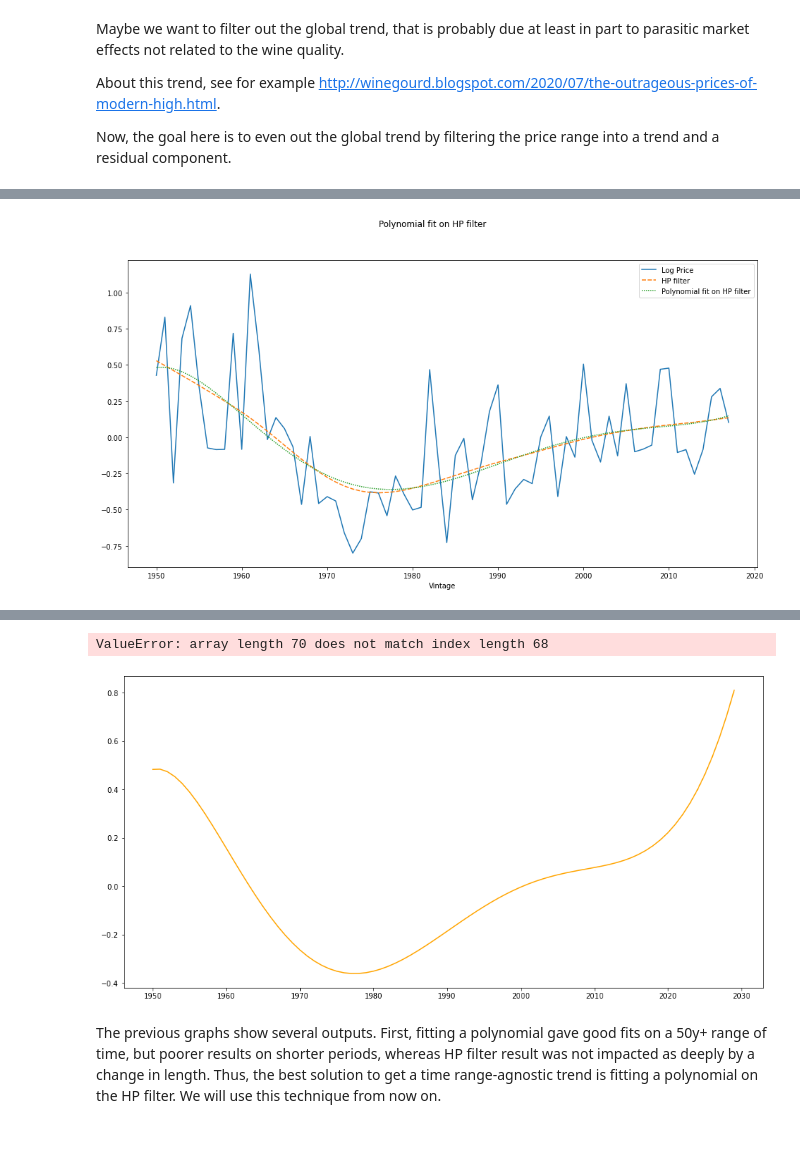
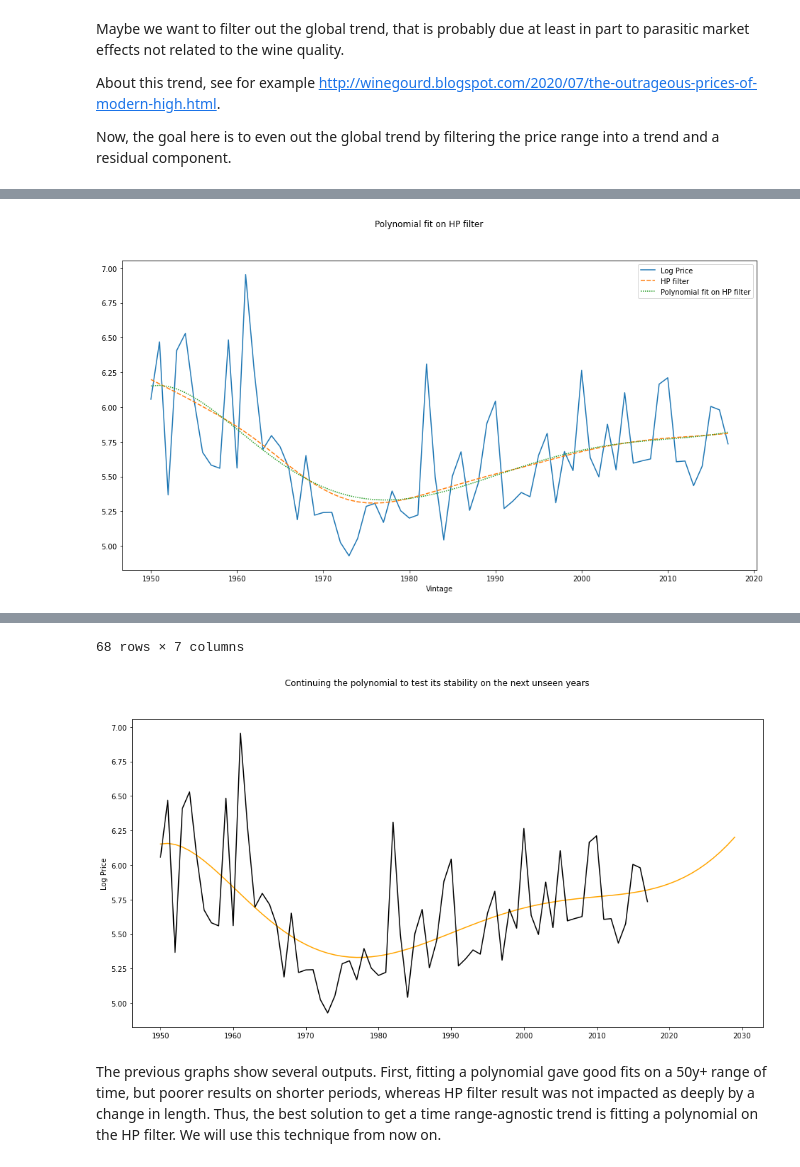
Before and after one commit to RoucherA/GrandCruClassifier, a Jupyter notebook: data_exploration.ipynb, the cells around one changed output, grey strips where cells are left out. Cells and saved outputs as stored; diff of their text form; code cells hidden in the pictures; blank space fills up the shorter version.

```diff
--- a/data_exploration.ipynb
+++ b/data_exploration.ipynb
@@ -154,7 +154,9 @@ Now, the goal here is to even out the global trend by filtering the price range
 # %%
 import statsmodels.api as sm
 
-average = premiers.groupby('Vintage')[['Price','Log Price']].mean().dropna(axis=0)
+average = premiers.groupby('Vintage')[['Price']].mean().dropna(axis=0)
+average['Log Price'] = np.log(average['Price'])
+
 
 # Try a Hodrick Prescott filter
 average['HP filter'] = sm.tsa.filters.hpfilter(average['Log Price'], lamb=1000)[1]
@@ -188,11 +190,11 @@ plt.figure(figsize=(16,8))
 sns.lineplot(data=average[['Log Price','HP filter', 'Polynomial fit on HP filter']])
 plt.suptitle('Polynomial fit on HP filter')
 plt.show()
-
+display(average)
 #Checking how fast our new polynomial diverges
 plt.figure(figsize=(16,8))
 sns.lineplot(x= range(1950, 2030), y=poly_hp(range(1950, 2030)), color='orange')
-sns.lineplot(x= range(1950, 2020), y=average['Log Price'], color='black')
+sns.lineplot(x= range(1950, 2018), y=average['Log Price'], color='black')
 plt.suptitle('Continuing the polynomial to test its stability on the next unseen years')
 plt.show()
 # %% [output]
@@ -200 +202 @@ plt.show()
-[figure, old version]
+[figure, new version]
@@ -201,2 +216,2 @@ plt.show()
-ValueError: array length 70 does not match index length 68
+68 rows × 7 columns
-[figure, old version]
+[figure, new version]
```
Also changed, not shown: parts of 7 cells of this notebook, 1 other file.
